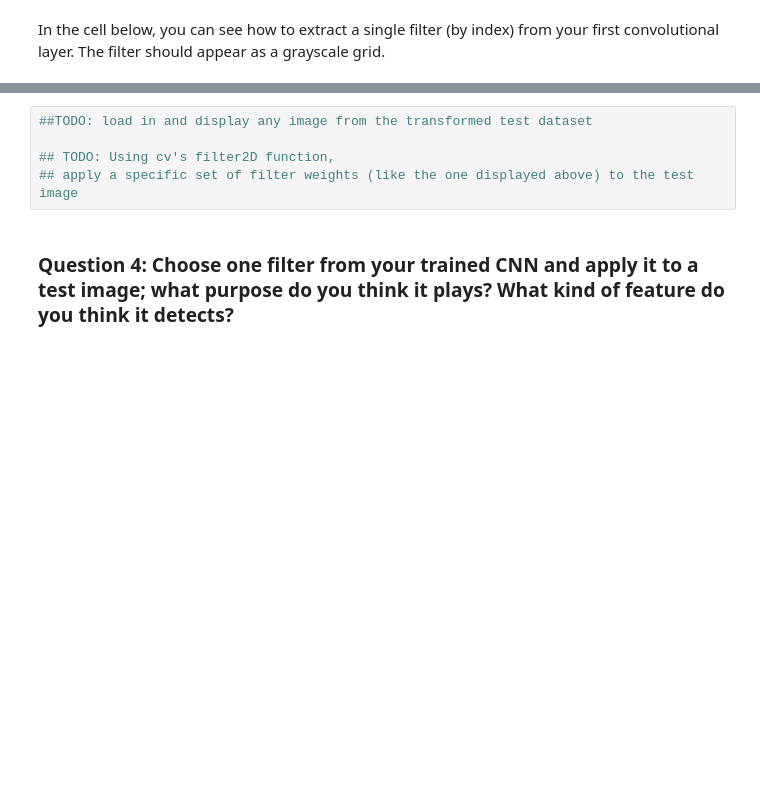
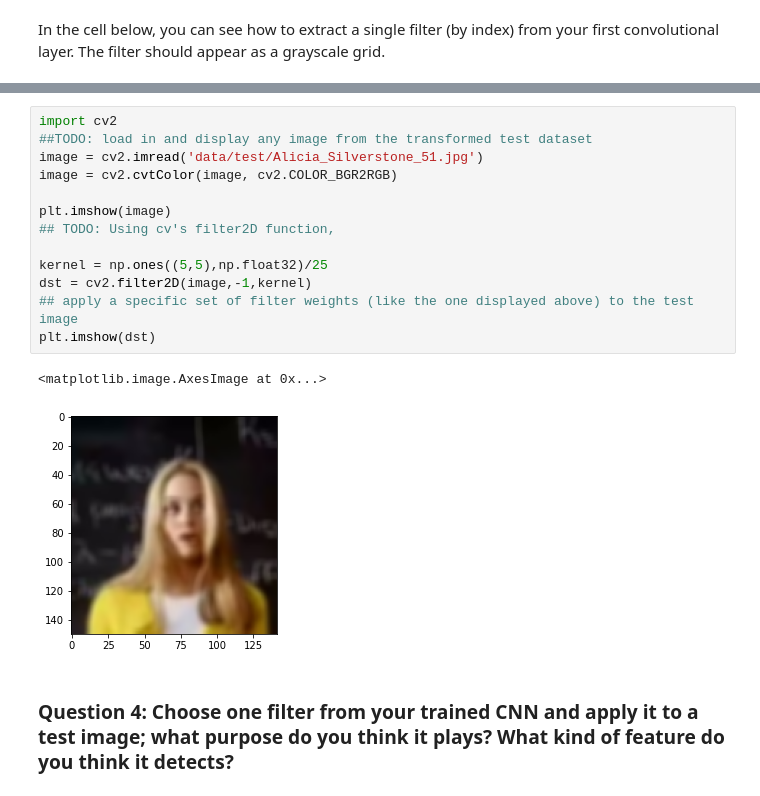
Before and after one commit to Projet-Esme-2022-3B6/Projet-Vision-3B6-22, a Jupyter notebook: 2. Define the Network Architecture.ipynb, the cells around one changed output, grey strips where cells are left out. Saved outputs shown, nothing was run; the diff lists cells and outputs as text; blank space fills up the shorter version.

```diff
--- a/2. Define the Network Architecture.ipynb
+++ b/2. Define the Network Architecture.ipynb
@@ -483,10 +508,21 @@ Next, choose a test image and filter it with one of the convolutional kernels in
 ### TODO: Filter an image to see the effect of a convolutional kernel
 ---
 # %%
+import cv2
 ##TODO: load in and display any image from the transformed test dataset
+image = cv2.imread('data/test/Alicia_Silverstone_51.jpg')
+image = cv2.cvtColor(image, cv2.COLOR_BGR2RGB)
 
+plt.imshow(image)
 ## TODO: Using cv's filter2D function,
+
+kernel = np.ones((5,5),np.float32)/25
+dst = cv2.filter2D(image,-1,kernel)
 ## apply a specific set of filter weights (like the one displayed above) to the test image
+plt.imshow(dst)
+# %% [output]
+<matplotlib.image.AxesImage at 0x...>
+[figure, added]
 # %% [markdown]
 ### Question 4: Choose one filter from your trained CNN and apply it to a test image; what purpose do you think it plays? What kind of feature do you think it detects?
 # %% [markdown]
```
Also changed, not shown: parts of 4 cells of this notebook, 1 other file.
